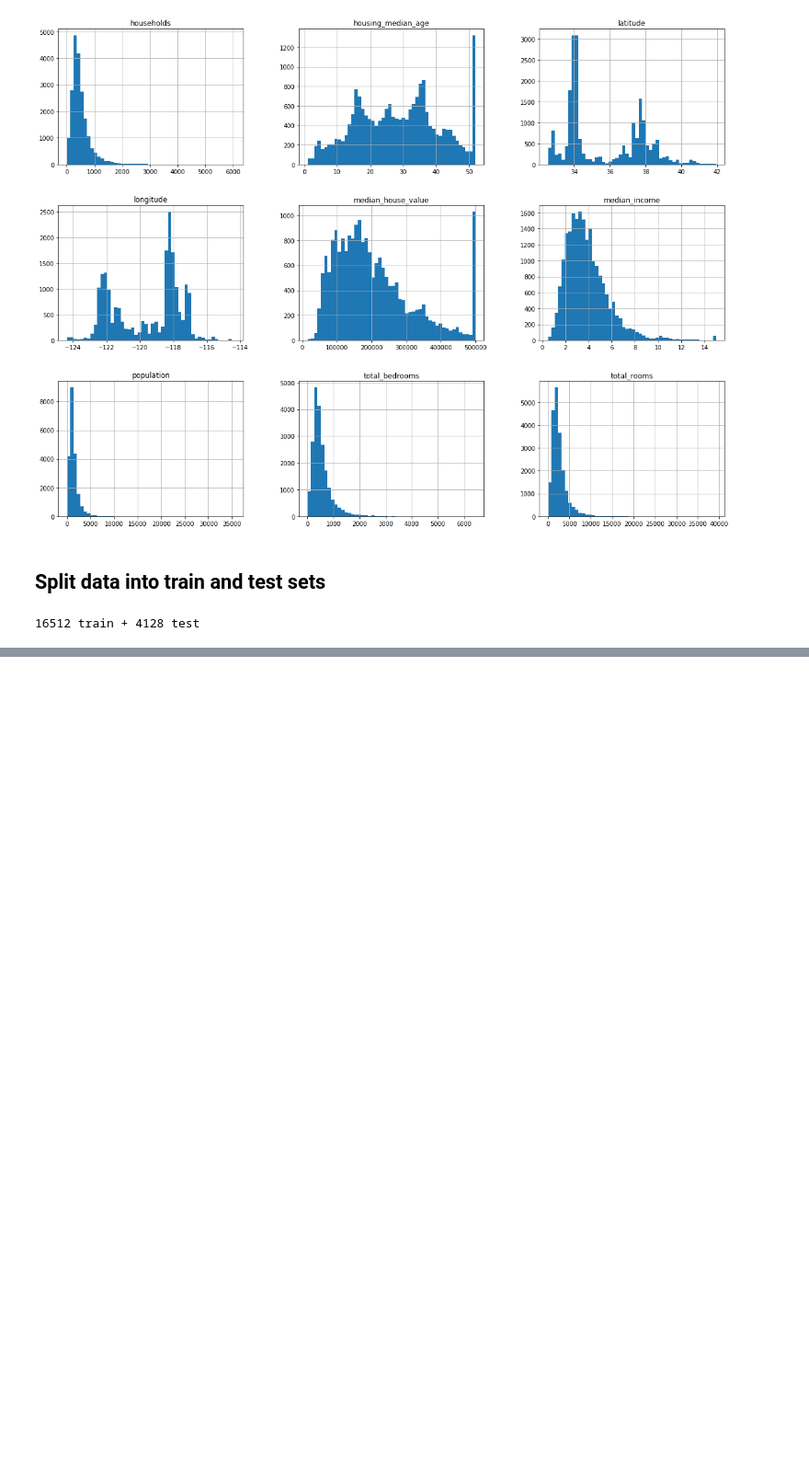
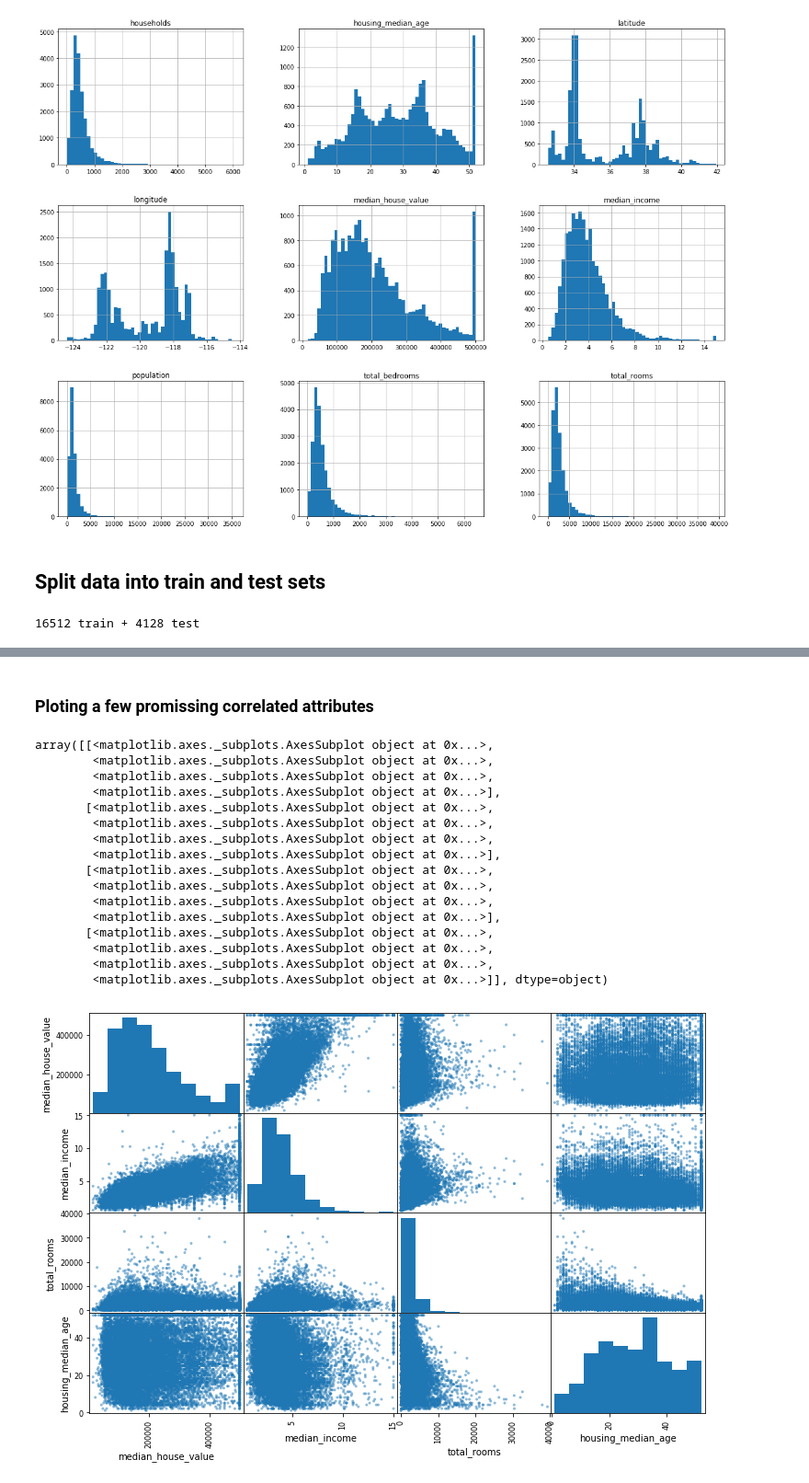
Before and after one commit to eloipereira/handson-ml, a Jupyter notebook: Housing.ipynb, the cells around one changed output, grey strips where cells are left out. Shown: that part at 92% size. Saved outputs shown, nothing was run; the diff lists cells and outputs as text; code cells hidden in the pictures; blank space fills up the shorter version.

```diff
--- a/Housing.ipynb
+++ b/Housing.ipynb
@@ -99,0 +237,2 @@ print(len(train_set), "train +", len(test_set),"test")
+# %% [markdown]
+### Ploting a few promissing correlated attributes
@@ -99,0 +241,22 @@ print(len(train_set), "train +", len(test_set),"test")
+# %%
+attributes = ["median_house_value", "median_income", "total_rooms", "housing_median_age"]
+# %%
+scatter_matrix(housing[attributes], figsize=(12,8))
+# %% [output]
+array([[<matplotlib.axes._subplots.AxesSubplot object at 0x...>,
+        <matplotlib.axes._subplots.AxesSubplot object at 0x...>,
+        <matplotlib.axes._subplots.AxesSubplot object at 0x...>,
+        <matplotlib.axes._subplots.AxesSubplot object at 0x...>],
+       [<matplotlib.axes._subplots.AxesSubplot object at 0x...>,
+        <matplotlib.axes._subplots.AxesSubplot object at 0x...>,
+        <matplotlib.axes._subplots.AxesSubplot object at 0x...>,
+        <matplotlib.axes._subplots.AxesSubplot object at 0x...>],
+       [<matplotlib.axes._subplots.AxesSubplot object at 0x...>,
+        <matplotlib.axes._subplots.AxesSubplot object at 0x...>,
+        <matplotlib.axes._subplots.AxesSubplot object at 0x...>,
+        <matplotlib.axes._subplots.AxesSubplot object at 0x...>],
+       [<matplotlib.axes._subplots.AxesSubplot object at 0x...>,
+        <matplotlib.axes._subplots.AxesSubplot object at 0x...>,
+        <matplotlib.axes._subplots.AxesSubplot object at 0x...>,
+        <matplotlib.axes._subplots.AxesSubplot object at 0x...>]], dtype=object)
+[figure, added]
```
Also changed, not shown: parts of 41 cells of this notebook.
